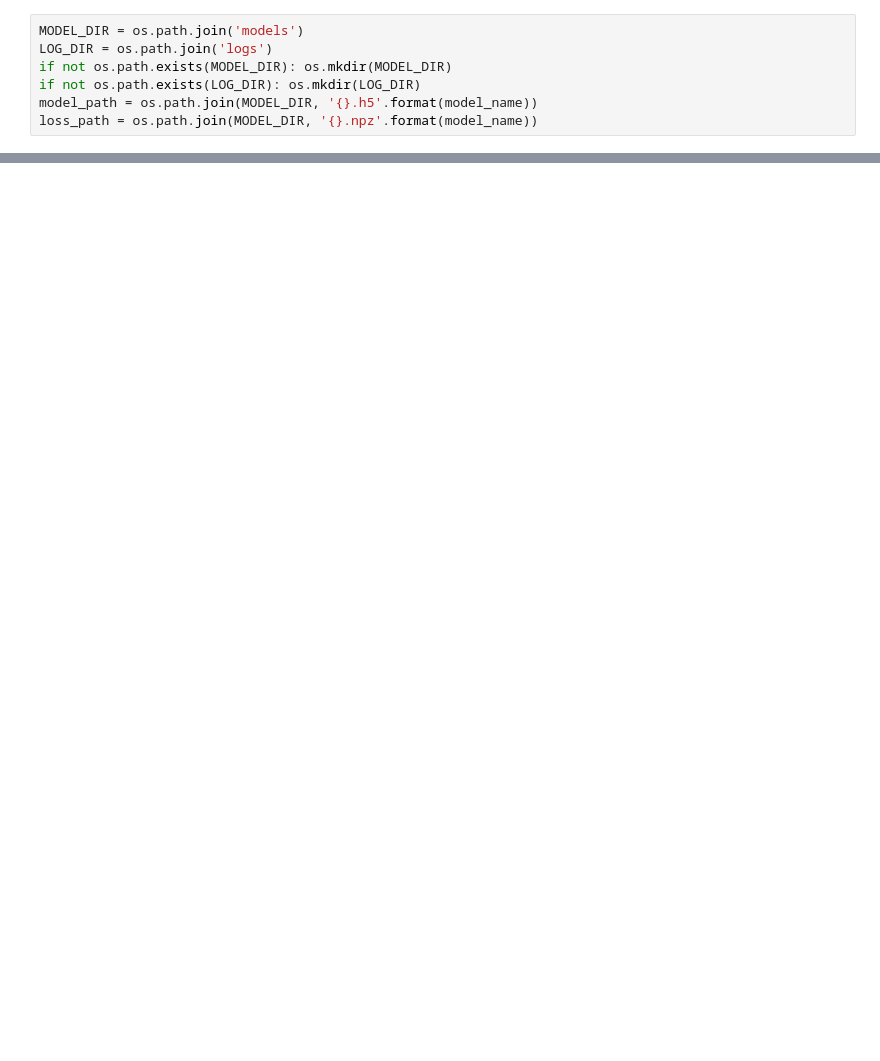
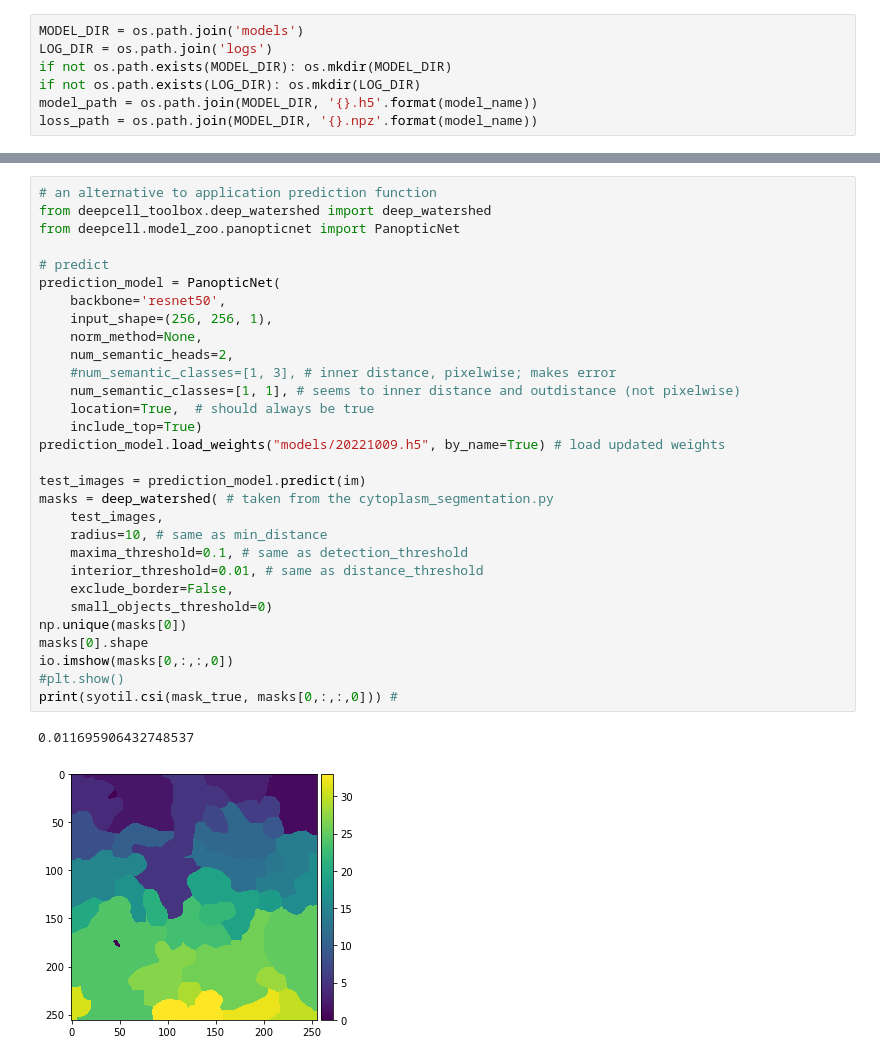
Before and after one commit to youyifong/dense_cell_segmentation, a Jupyter notebook: train_shan_cytoplasm.ipynb, the cells around one changed output, grey strips where cells are left out. Saved outputs shown, nothing was run; the diff lists cells and outputs as text; blank space fills up the shorter version.

```diff
--- a/train_shan_cytoplasm.ipynb
+++ b/train_shan_cytoplasm.ipynb
@@ -188,2 +274,35 @@ plt.show()
+# %%
+# an alternative to application prediction function
+from deepcell_toolbox.deep_watershed import deep_watershed
+from deepcell.model_zoo.panopticnet import PanopticNet
+
+# predict
+prediction_model = PanopticNet(
+    backbone='resnet50',
+    input_shape=(256, 256, 1),
+    norm_method=None,
+    num_semantic_heads=2,
+    #num_semantic_classes=[1, 3], # inner distance, pixelwise; makes error
+    num_semantic_classes=[1, 1], # seems to inner distance and outdistance (not pixelwise)
+    location=True,  # should always be true
+    include_top=True)
+prediction_model.load_weights("models/20221009.h5", by_name=True) # load updated weights
+
+test_images = prediction_model.predict(im)
+masks = deep_watershed( # taken from the cytoplasm_segmentation.py
+    test_images,
+    radius=10, # same as min_distance
+    maxima_threshold=0.1, # same as detection_threshold
+    interior_threshold=0.01, # same as distance_threshold
+    exclude_border=False,
+    small_objects_threshold=0)
+np.unique(masks[0])
+masks[0].shape
+io.imshow(masks[0,:,:,0])
+#plt.show()
+print(syotil.csi(mask_true, masks[0,:,:,0])) #
+# %% [output]
+0.011695906432748537
+[figure, added]
 # %%
 # predict using newly trained model
```
Also changed, not shown: parts of 11 cells of this notebook, 14 other files.
